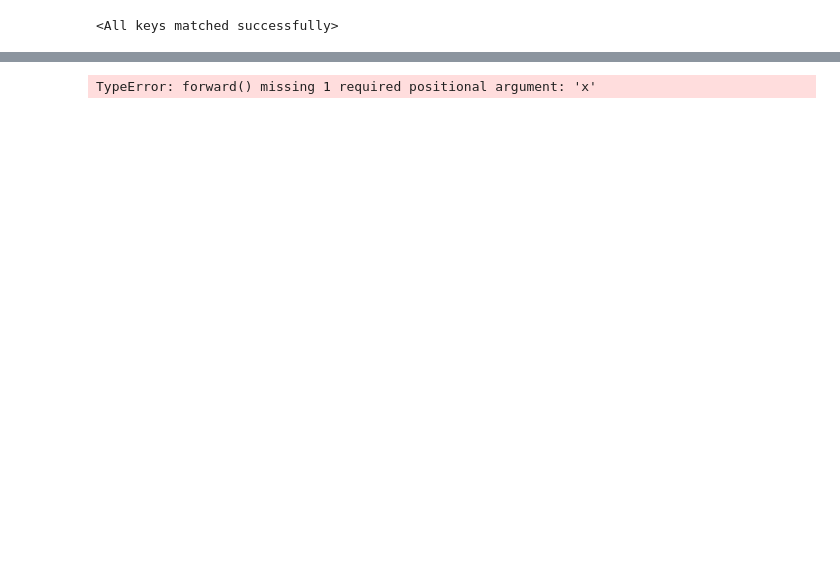
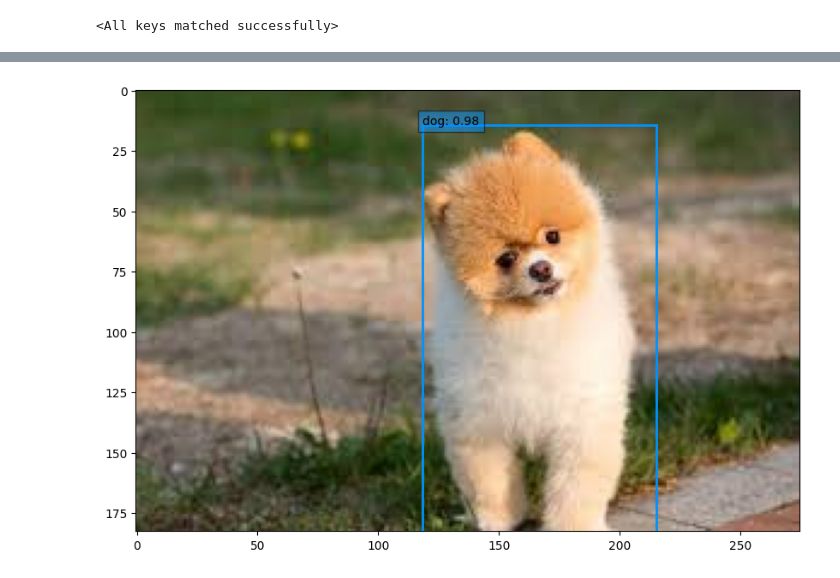
Before and after one commit to jsw6872/DataScience-ML-Spring, a Jupyter notebook: DL/lecture/detection_segmentation/SSD/predict_show.ipynb, the cells around one changed output, grey strips where cells are left out. Saved outputs shown, nothing was run; the diff lists cells and outputs as text; code cells hidden in the pictures; blank space fills up the shorter version.

```diff
--- a/DL/lecture/detection_segmentation/SSD/predict_show.ipynb
+++ b/DL/lecture/detection_segmentation/SSD/predict_show.ipynb
@@ -70,9 +90,9 @@ RuntimeError: Legacy autograd function with non-static forward method is depreca
 # %%
 from ssd_predict_show import SSDPredictShow
 
-image_file_path = "./voc_data/JPEGImages/2007_000241.jpg"
+image_file_path = "/home/seongwoo/workspace/DataScience_ML-DL/DL/lecture/detection_segmentation/SSD/voc_data/images.jpeg"
 
 ssd = SSDPredictShow(eval_categories=voc_classes, net=model)
 ssd.show(image_file_path, data_confidence_level=0.6)
 # %% [output]
-TypeError: forward() missing 1 required positional argument: 'x'
+[figure, added]
```
Also changed, not shown: parts of 2 cells of this notebook, 3 other files.
